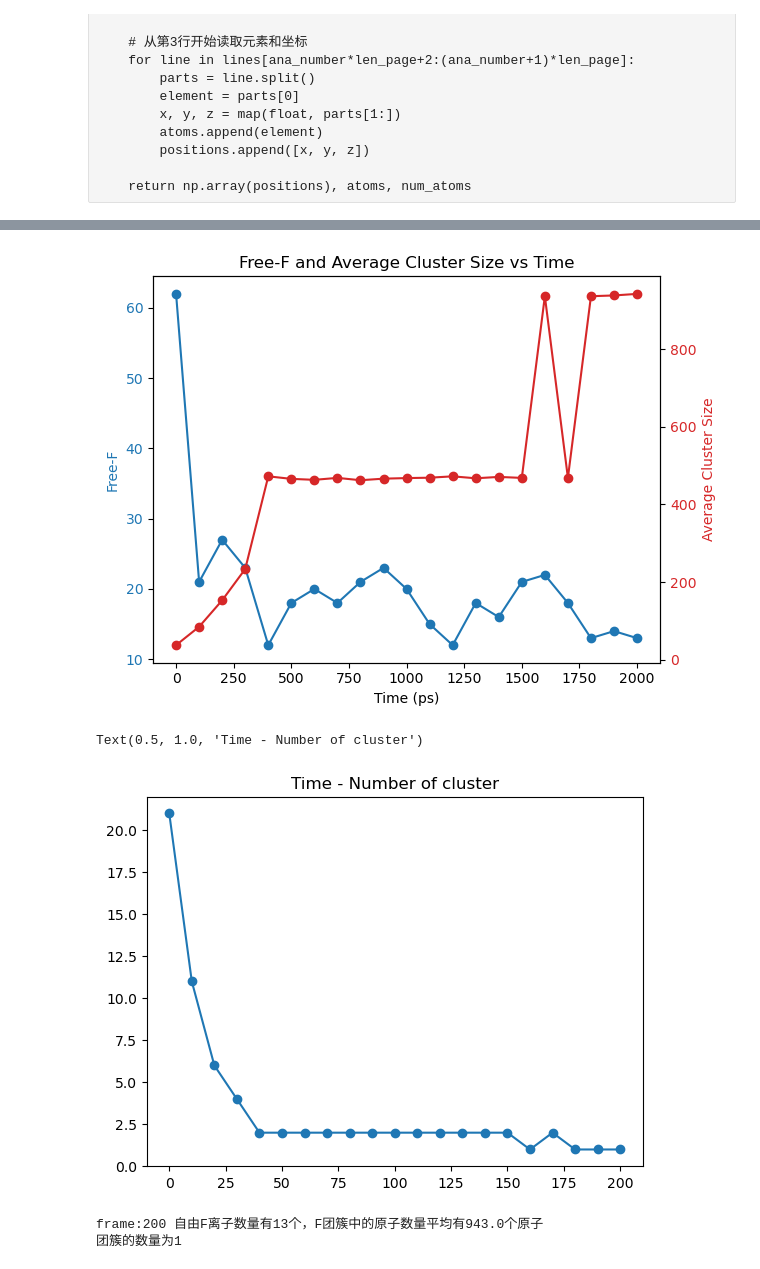
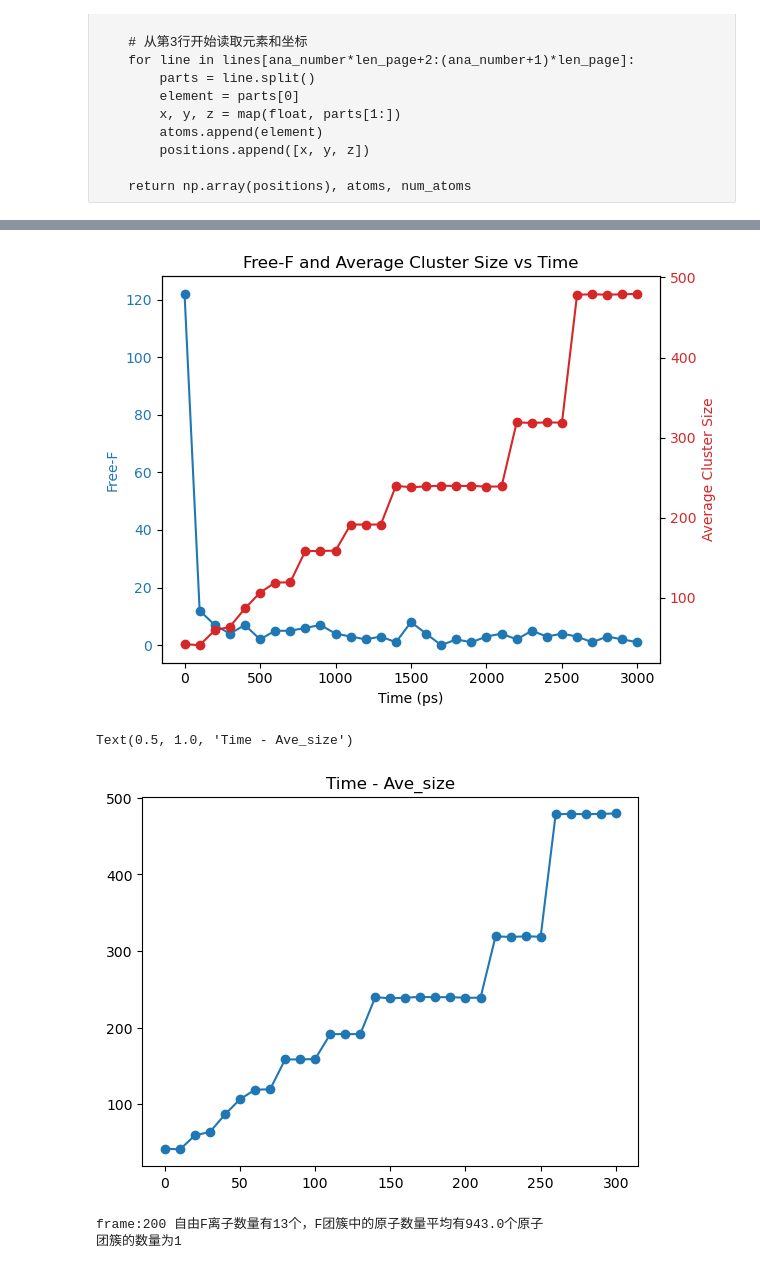
Before and after one commit to Yajiao-Zhang/WorkCode, a Jupyter notebook: 4_cry_ana_code/团簇尺寸分布_多帧分析.ipynb, the cells around one changed output, grey strips where cells are left out. Drawn from its saved outputs; the diff is of its cells as text; code cells hidden in the pictures.

```diff
--- a/4_cry_ana_code/团簇尺寸分布_多帧分析.ipynb
+++ b/4_cry_ana_code/团簇尺寸分布_多帧分析.ipynb
@@ -6,5 +7,8 @@ from collections import Counter
 # %%
-file_path = r"D:\MD_file\date\0304-ptr-msd\3k-out_melt_out.xyz"
+root = r'C:\Users\81004\Desktop\ptr2\data'
+file_name = "2000-out_melt_out.xyz"
+#########
+file_path = os.path.join(root,file_name)
 # %% [raw]
 # 读取XYZ文件的函数
 def read_xyz(file_path):
@@ -201,16 +205,19 @@ def draw_x_y1_y2(frame,free_F,ave_size):
     plt.tight_layout()
     plt.show()
 # %%
-file_path = r"D:\MD_file\date\0304-ptr-msd\xyz-data\6k-out_melt_out.xyz"
+root = r'C:\Users\81004\Desktop\ptr2\data'
+file_name = "4000-out_melt_out.xyz"
+#########
+file_path = os.path.join(root,file_name)
 # %%
 # 分析帧数
 intial_frame = 0
-end_frame = 200
+end_frame = 300
 step_frame = 10
 # F-F之间的距离
-threshold = 3.5
-# 定义小于5个F的团才称为团簇  因为一个Si上最多可以四个F
-def_cluster = 10
+threshold = 3.8
+# 定义大于4个F的团才称为团簇  因为一个Si上最多可以四个F
+def_cluster = 5
 # 分析的文件路径
 xyz_file = file_path
 # 盒子尺寸 如果不考虑 直接None
@@ -254,10 +261,10 @@ frame,free_F,ave_size,num_cluster = sum_all_data.values()
 
 draw_x_y1_y2(frame,free_F,ave_size)
 # %% [output]
-[figure, old version]
+[figure, new version]
 # %%
-plt.plot(frame,num_cluster,marker='o')
-plt.title('Time - Number of cluster')
+plt.plot(frame,ave_size,marker='o')
+plt.title('Time - Ave_size')
 # %% [output]
-Text(0.5, 1.0, 'Time - Number of cluster')
+Text(0.5, 1.0, 'Time - Ave_size')
-[figure, old version]
+[figure, new version]
```
Also changed, not shown: parts of 3 cells of this notebook, 8 other files.
